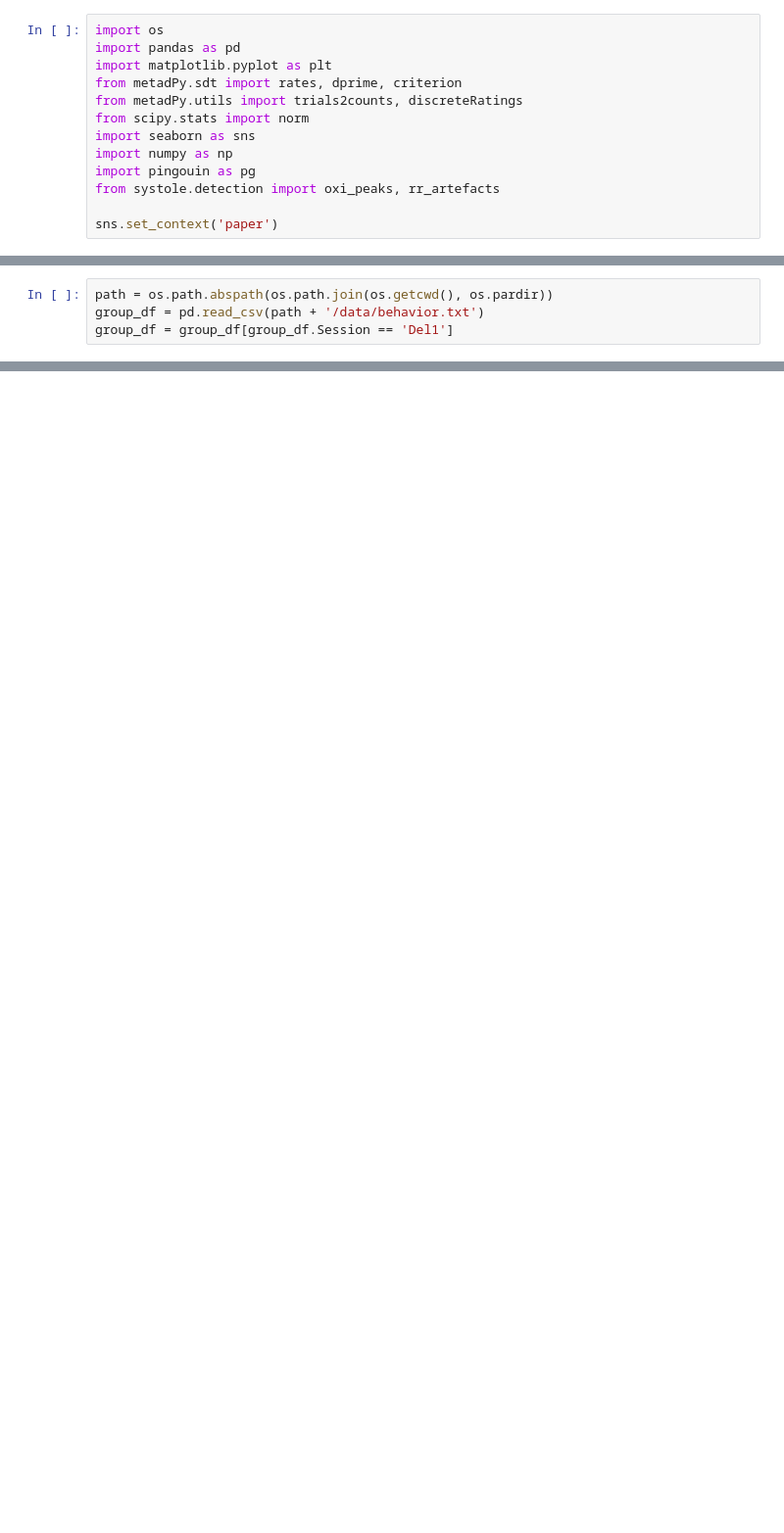
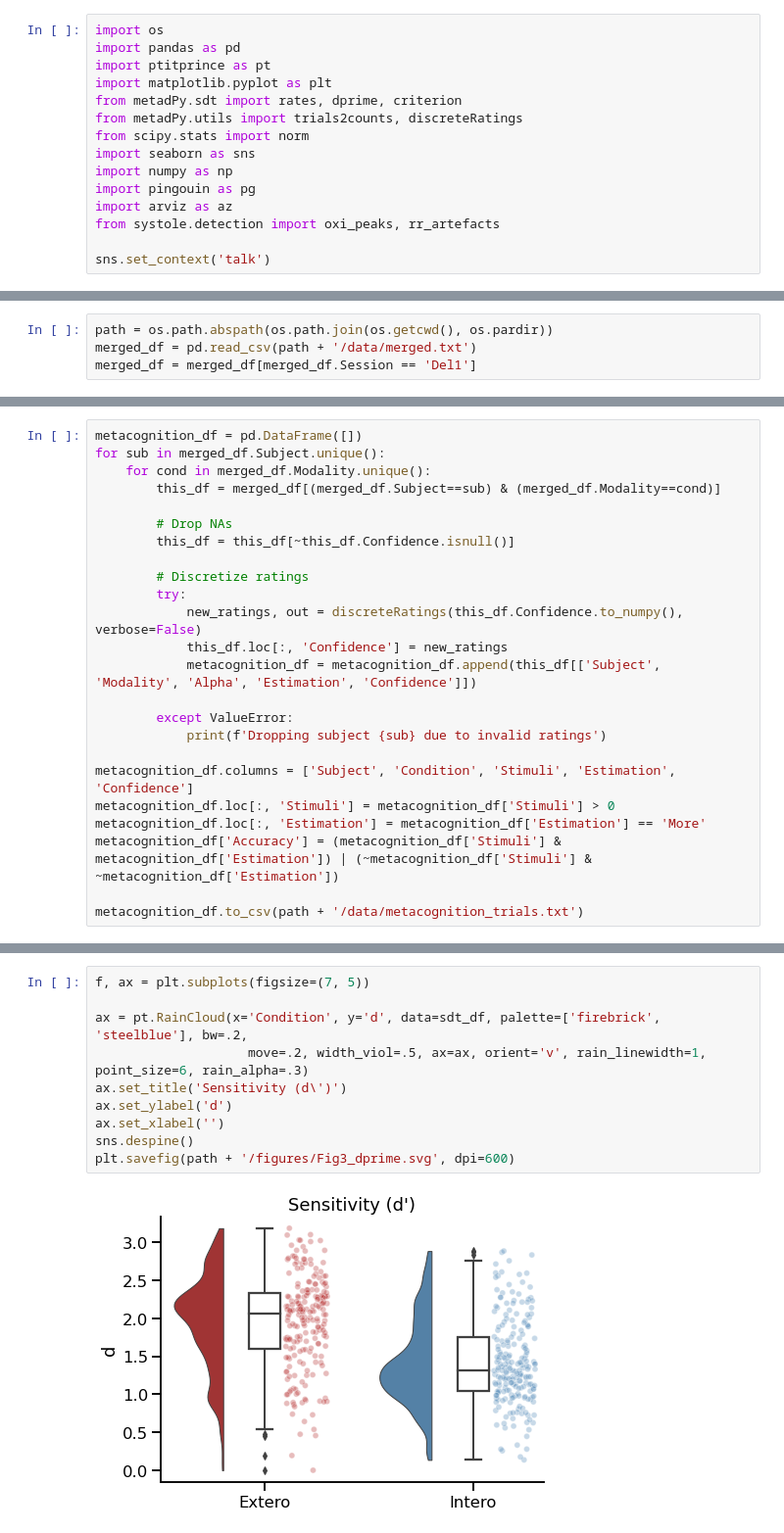
Before and after one commit to embodied-computation-group/CardioceptionPaper, a Jupyter notebook: code/3 - Metacognition.ipynb, the cells around one changed output, grey strips where cells are left out. Shown: that part at 98% size. Saved outputs shown, nothing was run; the diff lists cells and outputs as text; blank space fills up the shorter version.

Commit message:
Add metacognition analyses

```diff
--- a/code/3 - Metacognition.ipynb
+++ b/code/3 - Metacognition.ipynb
@@ -1,6 +1,7 @@
 # %%
 import os
 import pandas as pd
+import ptitprince as pt
 import matplotlib.pyplot as plt
 from metadPy.sdt import rates, dprime, criterion
 from metadPy.utils import trials2counts, discreteRatings
@@ -8,7 +9,8 @@ from scipy.stats import norm
 import seaborn as sns
 import numpy as np
 import pingouin as pg
+import arviz as az
 from systole.detection import oxi_peaks, rr_artefacts
 
-sns.set_context('paper')
+sns.set_context('talk')
 # %% [markdown]
@@ -16,4 +18,4 @@ Import summary statistics from behavioral data
 # %%
 path = os.path.abspath(os.path.join(os.getcwd(), os.pardir))
-group_df = pd.read_csv(path + '/data/behavior.txt')
-group_df = group_df[group_df.Session == 'Del1']
+merged_df = pd.read_csv(path + '/data/merged.txt')
+merged_df = merged_df[merged_df.Session == 'Del1']
@@ -21,0 +24,24 @@ group_df = group_df[group_df.Session == 'Del1']
+# %%
+metacognition_df = pd.DataFrame([])
+for sub in merged_df.Subject.unique():
+    for cond in merged_df.Modality.unique():
+        this_df = merged_df[(merged_df.Subject==sub) & (merged_df.Modality==cond)]
+
+        # Drop NAs
+        this_df = this_df[~this_df.Confidence.isnull()]
+
+        # Discretize ratings
+        try:
+            new_ratings, out = discreteRatings(this_df.Confidence.to_numpy(), verbose=False)
+            this_df.loc[:, 'Confidence'] = new_ratings
+            metacognition_df = metacognition_df.append(this_df[['Subject', 'Modality', 'Alpha', 'Estimation', 'Confidence']])
+
+        except ValueError:
+            print(f'Dropping subject {sub} due to invalid ratings')
+
+metacognition_df.columns = ['Subject', 'Condition', 'Stimuli', 'Estimation', 'Confidence']
+metacognition_df.loc[:, 'Stimuli'] = metacognition_df['Stimuli'] > 0
+metacognition_df.loc[:, 'Estimation'] = metacognition_df['Estimation'] == 'More'
+metacognition_df['Accuracy'] = (metacognition_df['Stimuli'] & metacognition_df['Estimation']) | (~metacognition_df['Stimuli'] & ~metacognition_df['Estimation'])
+
+metacognition_df.to_csv(path + '/data/metacognition_trials.txt')
@@ -21,0 +91,12 @@ group_df = group_df[group_df.Session == 'Del1']
+# %%
+f, ax = plt.subplots(figsize=(7, 5))
+
+ax = pt.RainCloud(x='Condition', y='d', data=sdt_df, palette=['firebrick', 'steelblue'], bw=.2,
+                    move=.2, width_viol=.5, ax=ax, orient='v', rain_linewidth=1, point_size=6, rain_alpha=.3)
+ax.set_title('Sensitivity (d\')')
+ax.set_ylabel('d')
+ax.set_xlabel('')
+sns.despine()
+plt.savefig(path + '/figures/Fig3_dprime.svg', dpi=600)
+# %% [output]
+[figure, added]
```
Also changed, not shown: parts of 18 cells of this notebook, 3 other files.
